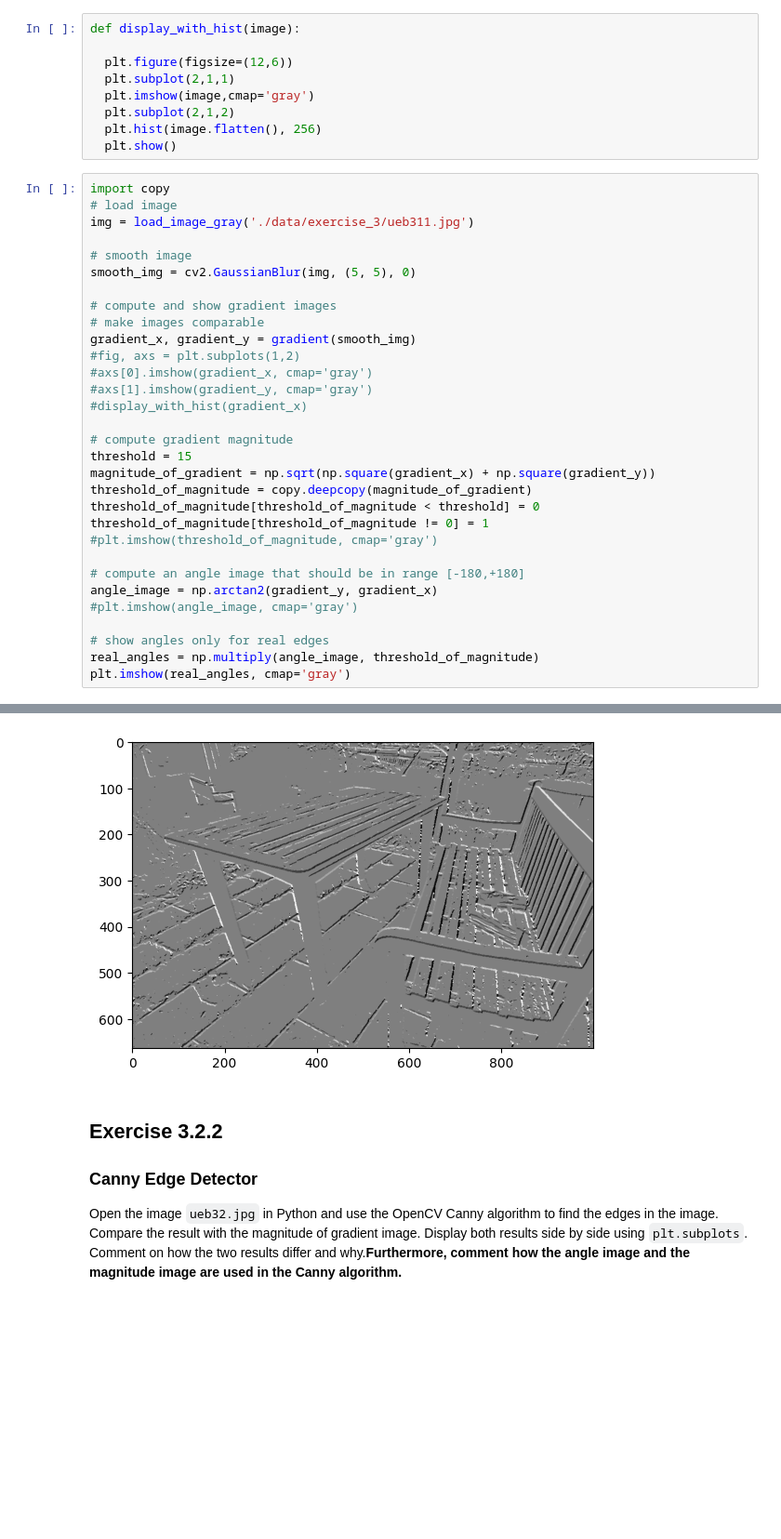
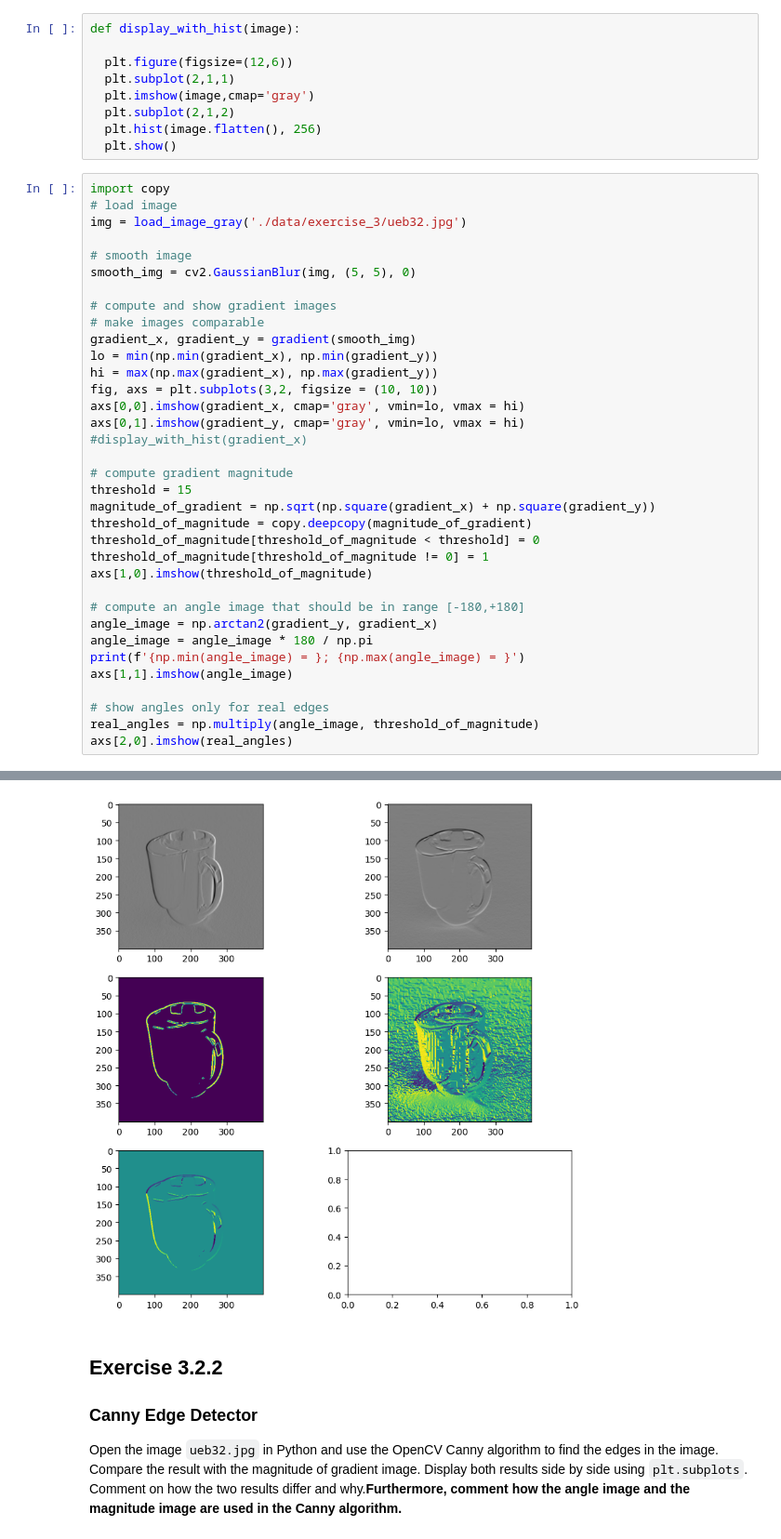
Before and after one commit to RHoock/CompVis, a Jupyter notebook: exercise_3.ipynb, the cells around one changed output, grey strips where cells are left out. Shown at 93% size. Saved outputs shown, nothing was run; the diff lists cells and outputs as text; blank space fills up the shorter version.

```diff
--- a/exercise_3.ipynb
+++ b/exercise_3.ipynb
@@ -80,7 +73,7 @@ def display_with_hist(image):
 # %%
 import copy
 # load image
-img = load_image_gray('./data/exercise_3/ueb311.jpg')
+img = load_image_gray('./data/exercise_3/ueb32.jpg')
 
 # smooth image
 smooth_img = cv2.GaussianBlur(img, (5, 5), 0)
@@ -88,9 +81,11 @@ smooth_img = cv2.GaussianBlur(img, (5, 5), 0)
 # compute and show gradient images
 # make images comparable
 gradient_x, gradient_y = gradient(smooth_img)
-#fig, axs = plt.subplots(1,2)
-#axs[0].imshow(gradient_x, cmap='gray')
-#axs[1].imshow(gradient_y, cmap='gray')
+lo = min(np.min(gradient_x), np.min(gradient_y))
+hi = max(np.max(gradient_x), np.max(gradient_y))
+fig, axs = plt.subplots(3,2, figsize = (10, 10))
+axs[0,0].imshow(gradient_x, cmap='gray', vmin=lo, vmax = hi)
+axs[0,1].imshow(gradient_y, cmap='gray', vmin=lo, vmax = hi)
 #display_with_hist(gradient_x)
 
 # compute gradient magnitude
@@ -99,13 +94,15 @@ magnitude_of_gradient = np.sqrt(np.square(gradient_x) + np.square(gradient_y))
 threshold_of_magnitude = copy.deepcopy(magnitude_of_gradient)
 threshold_of_magnitude[threshold_of_magnitude < threshold] = 0
 threshold_of_magnitude[threshold_of_magnitude != 0] = 1
-#plt.imshow(threshold_of_magnitude, cmap='gray')
+axs[1,0].imshow(threshold_of_magnitude)
 
 # compute an angle image that should be in range [-180,+180]
 angle_image = np.arctan2(gradient_y, gradient_x)
-#plt.imshow(angle_image, cmap='gray')
+angle_image = angle_image * 180 / np.pi
+print(f'{np.min(angle_image) = }; {np.max(angle_image) = }')
+axs[1,1].imshow(angle_image)
 
 # show angles only for real edges
 real_angles = np.multiply(angle_image, threshold_of_magnitude)
-plt.imshow(real_angles, cmap='gray')
+axs[2,0].imshow(real_angles)
 # %% [output]
@@ -113,4 +111,4 @@ plt.imshow(real_angles, cmap='gray')
-[figure, old version]
+[figure, new version]
 # %% [markdown]
 ## Exercise 3.2.2
 ### Canny Edge Detector
```
Also changed, not shown: parts of 7 cells of this notebook.
